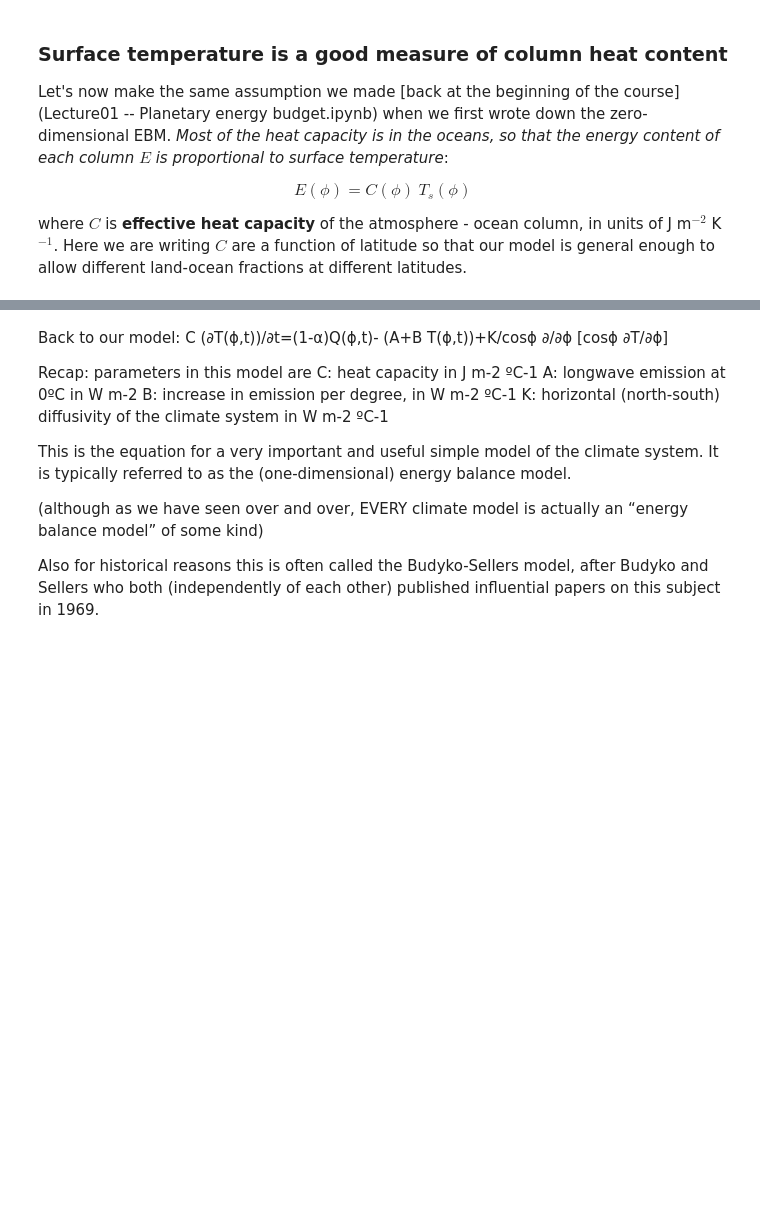
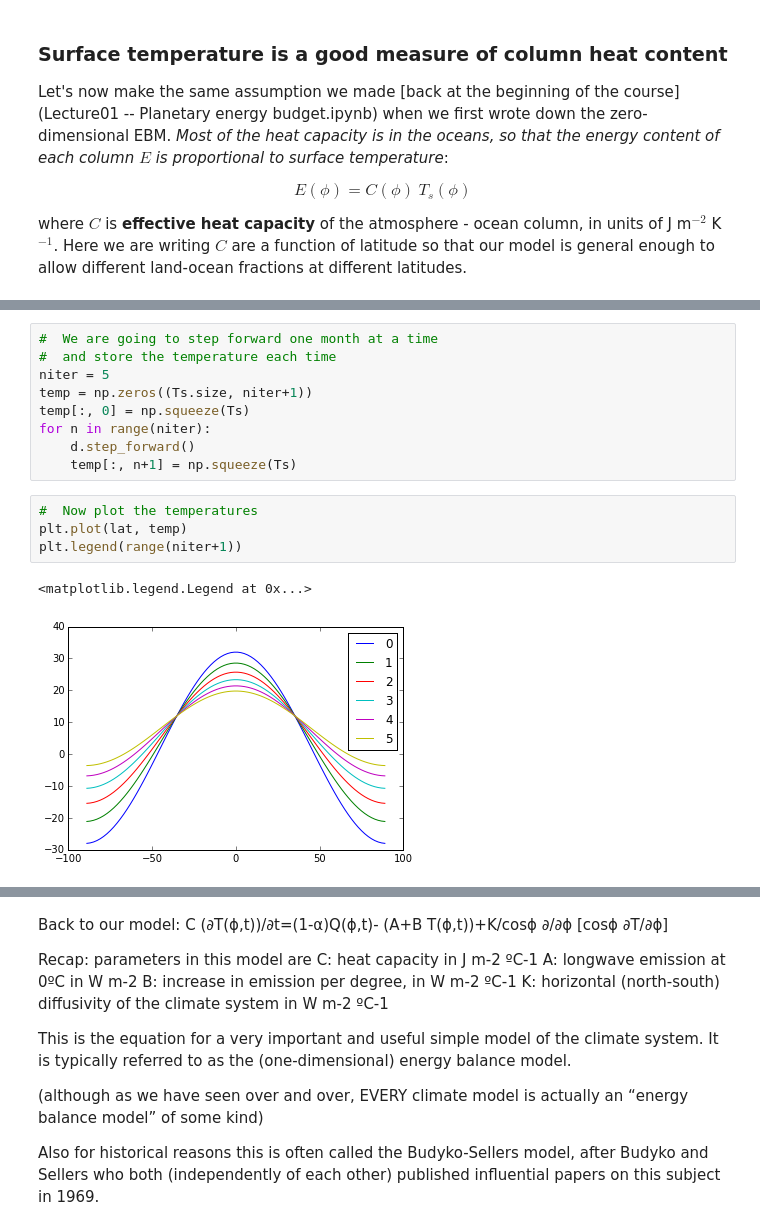
Before and after one commit to brian-rose/ClimateModeling_courseware, a Jupyter notebook: Lectures/Lecture14 -- Diffusive energy balance model.ipynb, the cells around one changed output, grey strips where cells are left out. Saved outputs shown, nothing was run; the diff lists cells and outputs as text; blank space fills up the shorter version.

```diff
--- a/Lectures/Lecture14 -- Diffusive energy balance model.ipynb
+++ b/Lectures/Lecture14 -- Diffusive energy balance model.ipynb
@@ -117,0 +172,16 @@ Now, we almost have a model we can solve for T!  Just need to express the OLR in
+# %%
+#  We are going to step forward one month at a time
+#  and store the temperature each time
+niter = 5
+temp = np.zeros((Ts.size, niter+1))
+temp[:, 0] = np.squeeze(Ts)
+for n in range(niter):
+    d.step_forward()
+    temp[:, n+1] = np.squeeze(Ts)
+# %%
+#  Now plot the temperatures
+plt.plot(lat, temp)
+plt.legend(range(niter+1))
+# %% [output]
+<matplotlib.legend.Legend at 0x...>
+[figure, added]
```
Also changed, not shown: parts of 12 cells of this notebook.
